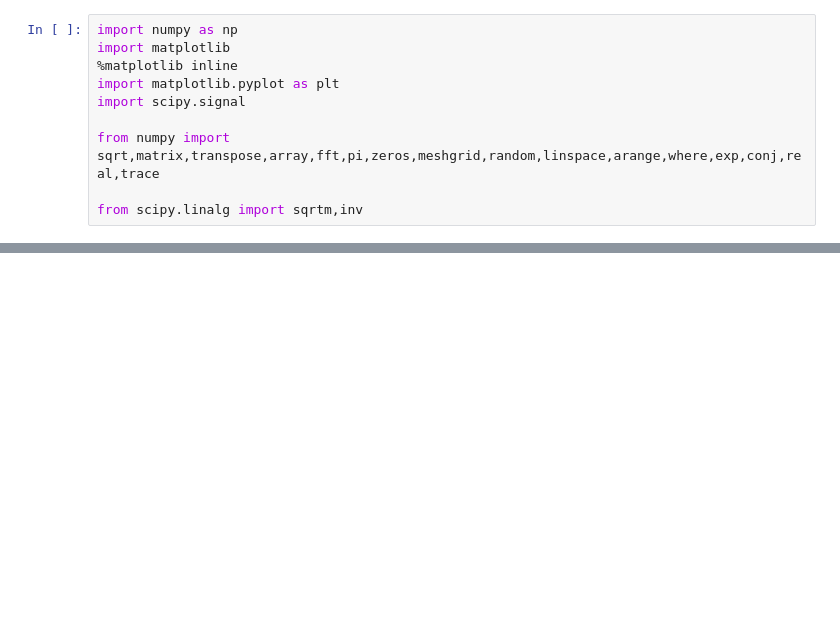
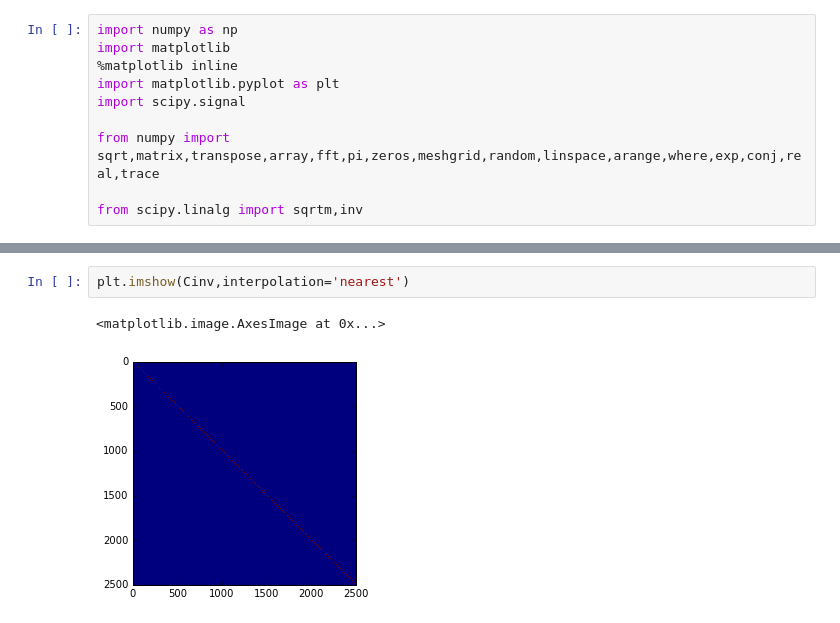
Before and after one commit to abrahamneben/21cmIRxcor, a Jupyter notebook: test_optimal_quadratic_power_spectrum_for_ir_image_with_masking.ipynb, the cells around one changed output, grey strips where cells are left out. Cells and saved outputs as stored; diff of their text form; blank space fills up the shorter version.

```diff
--- a/test_optimal_quadratic_power_spectrum_for_ir_image_with_masking.ipynb
+++ b/test_optimal_quadratic_power_spectrum_for_ir_image_with_masking.ipynb
@@ -159,0 +167,5 @@ plt.loglog(lbins_opt,np.real(sqrtm(inv(F))*q),'k:')
+# %%
+plt.imshow(Cinv,interpolation='nearest')
+# %% [output]
+<matplotlib.image.AxesImage at 0x...>
+[figure, added]
```
Also changed, not shown: parts of 7 cells of this notebook, 1 other file.
